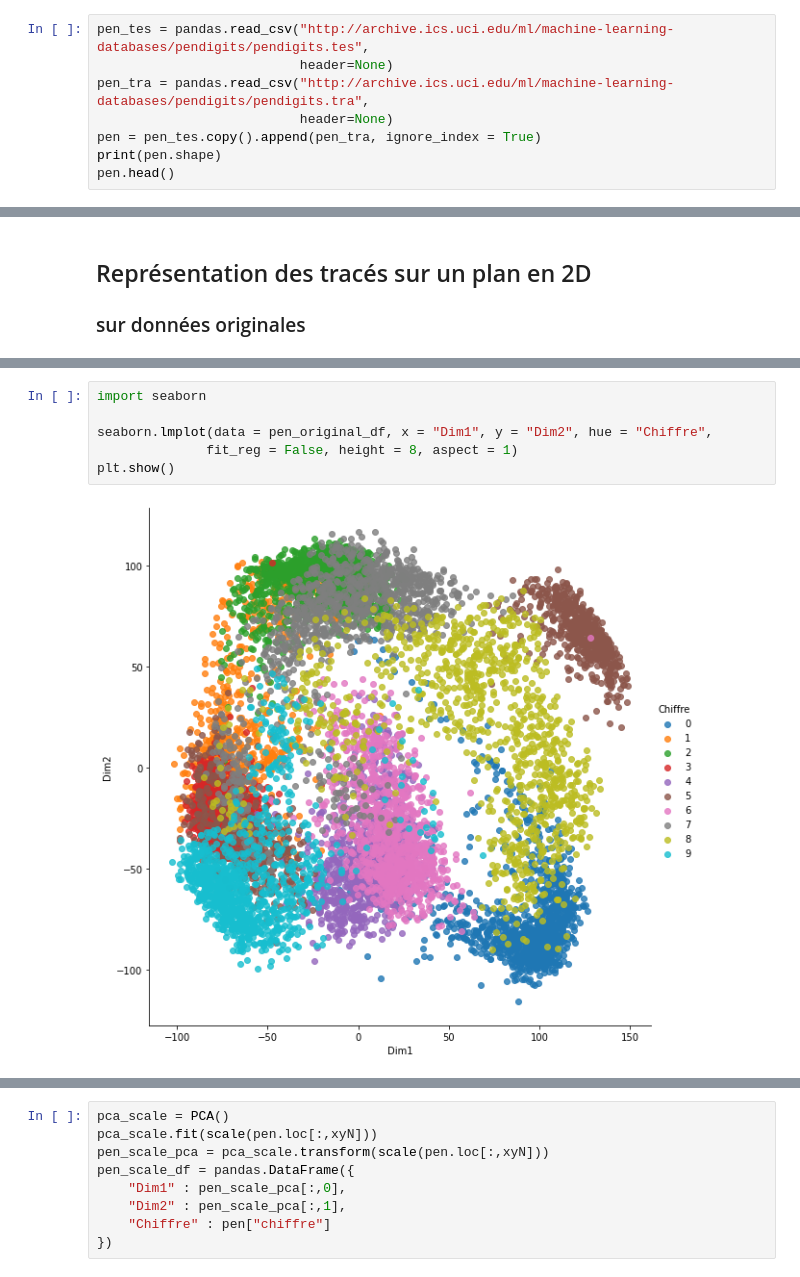
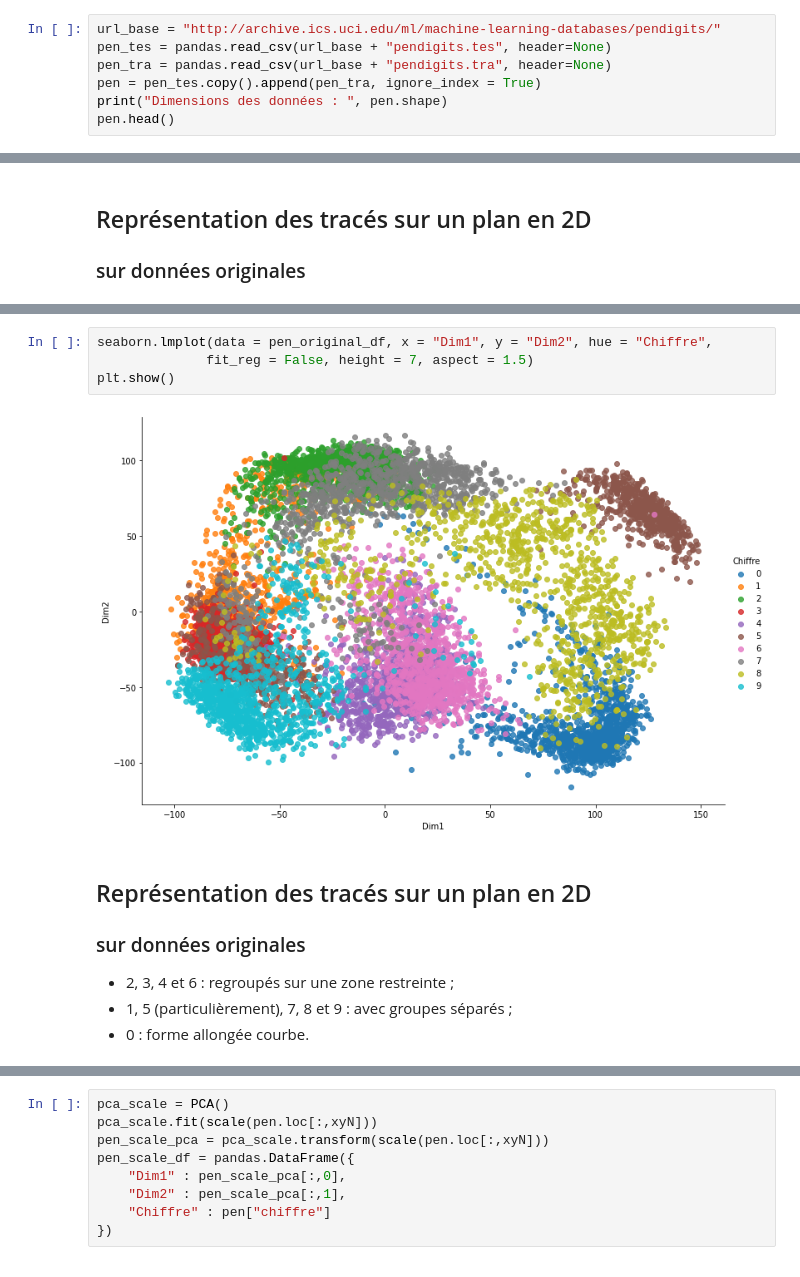
Before and after one commit to fxjollois/cours-2022-2023, a Jupyter notebook: insa-ms-esd--ml/etude-de-cas-pendigits.ipynb, the cells around one changed output, grey strips where cells are left out. Saved outputs shown, nothing was run; the diff lists cells and outputs as text.

```diff
--- a/insa-ms-esd--ml/etude-de-cas-pendigits.ipynb
+++ b/insa-ms-esd--ml/etude-de-cas-pendigits.ipynb
@@ -13,9 +54,8 @@ import matplotlib.pyplot as plt
 # %%
-pen_tes = pandas.read_csv("http://archive.ics.uci.edu/ml/machine-learning-databases/pendigits/pendigits.tes",
-                          header=None)
-pen_tra = pandas.read_csv("http://archive.ics.uci.edu/ml/machine-learning-databases/pendigits/pendigits.tra",
-                          header=None)
+url_base = "http://archive.ics.uci.edu/ml/machine-learning-databases/pendigits/"
+pen_tes = pandas.read_csv(url_base + "pendigits.tes", header=None)
+pen_tra = pandas.read_csv(url_base + "pendigits.tra", header=None)
 pen = pen_tes.copy().append(pen_tra, ignore_index = True)
-print(pen.shape)
+print("Dimensions des données : ", pen.shape)
 pen.head()
 # %% [output]
@@ -171,9 +251,15 @@ pen_original_df = pandas.DataFrame({
 # %%
-import seaborn
-
 seaborn.lmplot(data = pen_original_df, x = "Dim1", y = "Dim2", hue = "Chiffre",
-              fit_reg = False, height = 8, aspect = 1)
+              fit_reg = False, height = 7, aspect = 1.5)
 plt.show()
 # %% [output]
-[figure, old version]
+[figure, new version]
+# %% [markdown]
+## Représentation des tracés sur un plan en 2D
+
+### sur données originales
+
+- 2, 3, 4 et 6 : regroupés sur une zone restreinte ;
+- 1, 5 (particulièrement), 7, 8 et 9 : avec groupes séparés ;
+- 0 : forme allongée courbe.
 # %%
```
Also changed, not shown: parts of 102 cells of this notebook, 2 other files.
